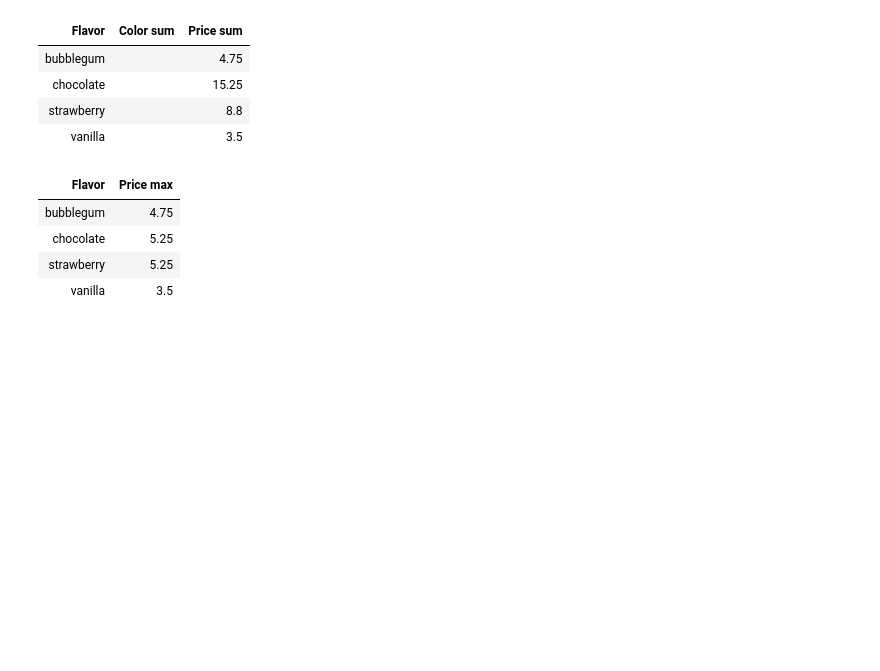
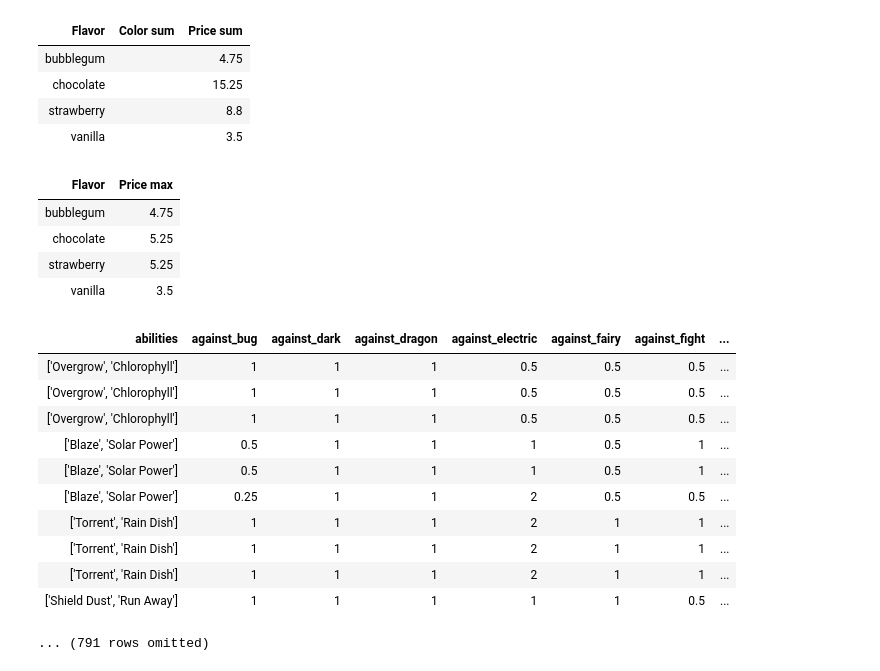
Before and after one commit to lawtonsclass/f26-code-from-class, a Jupyter notebook: data8/ch08.ipynb, the cells around one changed output. Saved outputs shown, nothing was run; the diff lists cells and outputs as text; code cells hidden in the pictures; blank space fills up the shorter version.

```diff
--- a/data8/ch08.ipynb
+++ b/data8/ch08.ipynb
@@ -282,3 +282,19 @@ cones.drop('Color').group('Flavor', max)
 | chocolate | 5.25 |
 | strawberry | 5.25 |
 | vanilla | 3.5 |
+# %%
+pokemon = Table.read_table('data/pokemon.csv')
+pokemon
+# %% [output]
+| abilities | against_bug | against_dark | against_dragon | against_electric | against_fairy | against_fight | ... |
+| ['Overgrow', 'Chlorophyll'] | 1 | 1 | 1 | 0.5 | 0.5 | 0.5 | ... |
+| ['Overgrow', 'Chlorophyll'] | 1 | 1 | 1 | 0.5 | 0.5 | 0.5 | ... |
+| ['Overgrow', 'Chlorophyll'] | 1 | 1 | 1 | 0.5 | 0.5 | 0.5 | ... |
+| ['Blaze', 'Solar Power'] | 0.5 | 1 | 1 | 1 | 0.5 | 1 | ... |
+| ['Blaze', 'Solar Power'] | 0.5 | 1 | 1 | 1 | 0.5 | 1 | ... |
+| ['Blaze', 'Solar Power'] | 0.25 | 1 | 1 | 2 | 0.5 | 0.5 | ... |
+| ['Torrent', 'Rain Dish'] | 1 | 1 | 1 | 2 | 1 | 1 | ... |
+| ['Torrent', 'Rain Dish'] | 1 | 1 | 1 | 2 | 1 | 1 | ... |
+| ['Torrent', 'Rain Dish'] | 1 | 1 | 1 | 2 | 1 | 1 | ... |
+| ['Shield Dust', 'Run Away'] | 1 | 1 | 1 | 1 | 1 | 0.5 | ... |
+... (791 rows omitted)
```
Also changed, not shown: parts of 9 cells of this notebook.
